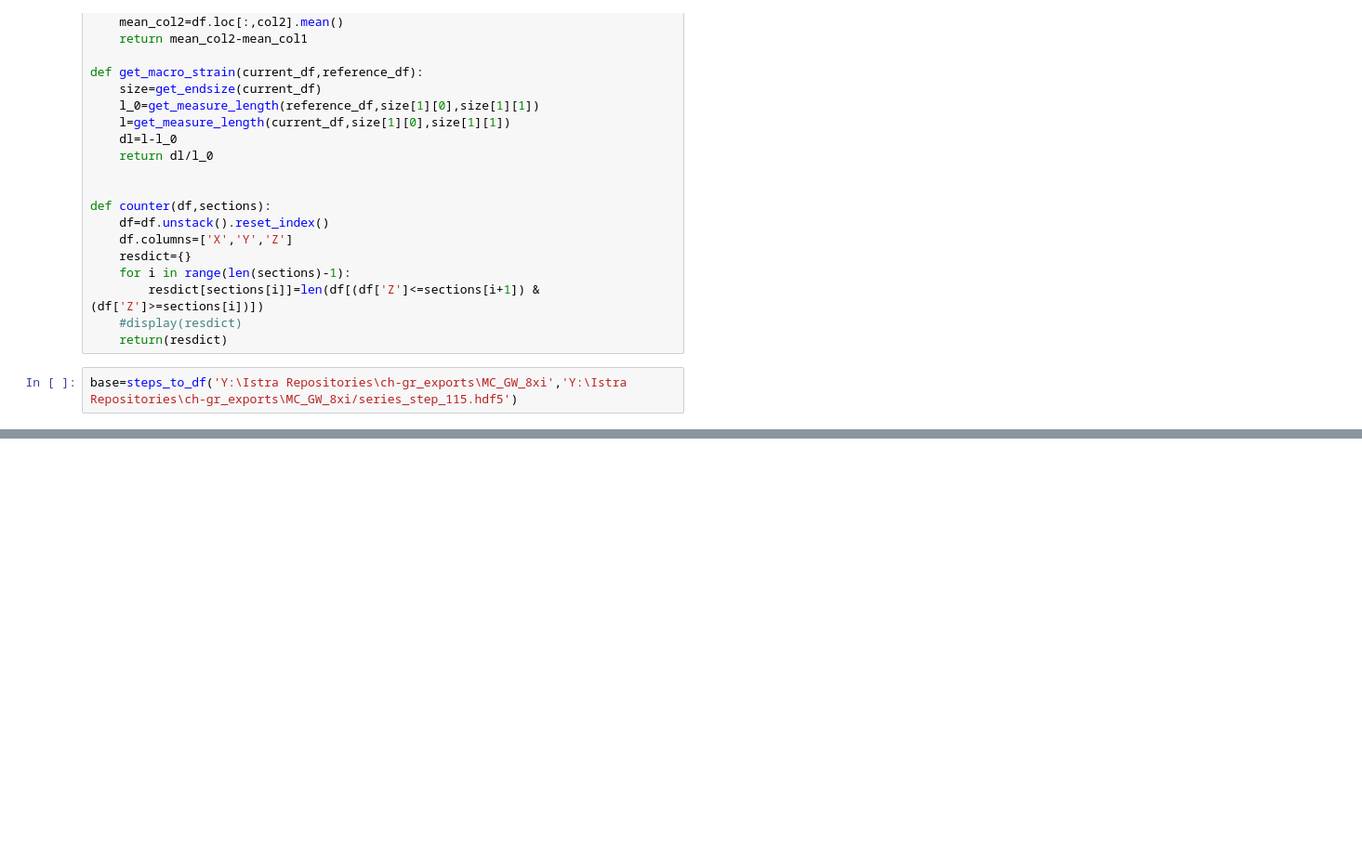
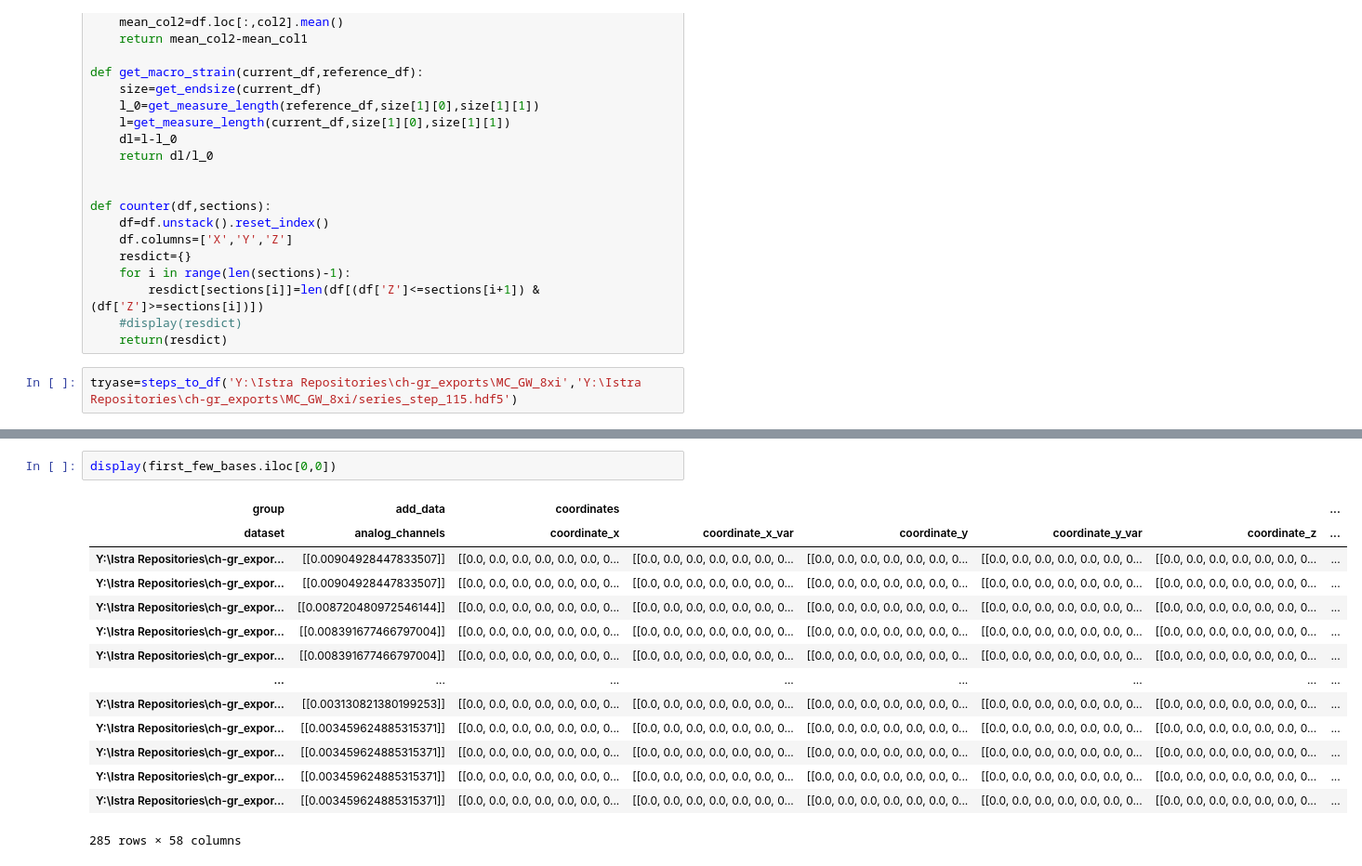
Before and after one commit to KMDE-10/DIC, a Jupyter notebook: HDF_import.ipynb, the cells around one changed output, grey strips where cells are left out. Shown at 93% size. Cells and saved outputs as stored; diff of their text form; blank space fills up the shorter version.

```diff
--- a/HDF_import.ipynb
+++ b/HDF_import.ipynb
@@ -290,4 +331,4 @@ def counter(df,sections):
     #display(resdict)
     return(resdict)
 # %%
-base=steps_to_df('Y:\Istra Repositories\ch-gr_exports\MC_GW_8xi','Y:\Istra Repositories\ch-gr_exports\MC_GW_8xi/series_step_115.hdf5')
+tryase=steps_to_df('Y:\Istra Repositories\ch-gr_exports\MC_GW_8xi','Y:\Istra Repositories\ch-gr_exports\MC_GW_8xi/series_step_115.hdf5')
@@ -433,0 +446,17 @@ Name: (strains, strain_p1), dtype: object
+# %%
+display(first_few_bases.iloc[0,0])
+# %% [output]
+| group | add_data | coordinates |  |  |  |  | ... |
+| dataset | analog_channels | coordinate_x | coordinate_x_var | coordinate_y | coordinate_y_var | coordinate_z | ... |
+| Y:\Istra Repositories\ch-gr_expor... | [[0.00904928447833507]] | [[0.0, 0.0, 0.0, 0.0, 0.0, 0.0, 0... | [[0.0, 0.0, 0.0, 0.0, 0.0, 0.0, 0... | [[0.0, 0.0, 0.0, 0.0, 0.0, 0.0, 0... | [[0.0, 0.0, 0.0, 0.0, 0.0, 0.0, 0... | [[0.0, 0.0, 0.0, 0.0, 0.0, 0.0, 0... | ... |
+| Y:\Istra Repositories\ch-gr_expor... | [[0.00904928447833507]] | [[0.0, 0.0, 0.0, 0.0, 0.0, 0.0, 0... | [[0.0, 0.0, 0.0, 0.0, 0.0, 0.0, 0... | [[0.0, 0.0, 0.0, 0.0, 0.0, 0.0, 0... | [[0.0, 0.0, 0.0, 0.0, 0.0, 0.0, 0... | [[0.0, 0.0, 0.0, 0.0, 0.0, 0.0, 0... | ... |
+| Y:\Istra Repositories\ch-gr_expor... | [[0.008720480972546144]] | [[0.0, 0.0, 0.0, 0.0, 0.0, 0.0, 0... | [[0.0, 0.0, 0.0, 0.0, 0.0, 0.0, 0... | [[0.0, 0.0, 0.0, 0.0, 0.0, 0.0, 0... | [[0.0, 0.0, 0.0, 0.0, 0.0, 0.0, 0... | [[0.0, 0.0, 0.0, 0.0, 0.0, 0.0, 0... | ... |
+| Y:\Istra Repositories\ch-gr_expor... | [[0.008391677466797004]] | [[0.0, 0.0, 0.0, 0.0, 0.0, 0.0, 0... | [[0.0, 0.0, 0.0, 0.0, 0.0, 0.0, 0... | [[0.0, 0.0, 0.0, 0.0, 0.0, 0.0, 0... | [[0.0, 0.0, 0.0, 0.0, 0.0, 0.0, 0... | [[0.0, 0.0, 0.0, 0.0, 0.0, 0.0, 0... | ... |
+| Y:\Istra Repositories\ch-gr_expor... | [[0.008391677466797004]] | [[0.0, 0.0, 0.0, 0.0, 0.0, 0.0, 0... | [[0.0, 0.0, 0.0, 0.0, 0.0, 0.0, 0... | [[0.0, 0.0, 0.0, 0.0, 0.0, 0.0, 0... | [[0.0, 0.0, 0.0, 0.0, 0.0, 0.0, 0... | [[0.0, 0.0, 0.0, 0.0, 0.0, 0.0, 0... | ... |
+| ... | ... | ... | ... | ... | ... | ... | ... |
+| Y:\Istra Repositories\ch-gr_expor... | [[0.003130821380199253]] | [[0.0, 0.0, 0.0, 0.0, 0.0, 0.0, 0... | [[0.0, 0.0, 0.0, 0.0, 0.0, 0.0, 0... | [[0.0, 0.0, 0.0, 0.0, 0.0, 0.0, 0... | [[0.0, 0.0, 0.0, 0.0, 0.0, 0.0, 0... | [[0.0, 0.0, 0.0, 0.0, 0.0, 0.0, 0... | ... |
+| Y:\Istra Repositories\ch-gr_expor... | [[0.003459624885315371]] | [[0.0, 0.0, 0.0, 0.0, 0.0, 0.0, 0... | [[0.0, 0.0, 0.0, 0.0, 0.0, 0.0, 0... | [[0.0, 0.0, 0.0, 0.0, 0.0, 0.0, 0... | [[0.0, 0.0, 0.0, 0.0, 0.0, 0.0, 0... | [[0.0, 0.0, 0.0, 0.0, 0.0, 0.0, 0... | ... |
+| Y:\Istra Repositories\ch-gr_expor... | [[0.003459624885315371]] | [[0.0, 0.0, 0.0, 0.0, 0.0, 0.0, 0... | [[0.0, 0.0, 0.0, 0.0, 0.0, 0.0, 0... | [[0.0, 0.0, 0.0, 0.0, 0.0, 0.0, 0... | [[0.0, 0.0, 0.0, 0.0, 0.0, 0.0, 0... | [[0.0, 0.0, 0.0, 0.0, 0.0, 0.0, 0... | ... |
+| Y:\Istra Repositories\ch-gr_expor... | [[0.003459624885315371]] | [[0.0, 0.0, 0.0, 0.0, 0.0, 0.0, 0... | [[0.0, 0.0, 0.0, 0.0, 0.0, 0.0, 0... | [[0.0, 0.0, 0.0, 0.0, 0.0, 0.0, 0... | [[0.0, 0.0, 0.0, 0.0, 0.0, 0.0, 0... | [[0.0, 0.0, 0.0, 0.0, 0.0, 0.0, 0... | ... |
+| Y:\Istra Repositories\ch-gr_expor... | [[0.003459624885315371]] | [[0.0, 0.0, 0.0, 0.0, 0.0, 0.0, 0... | [[0.0, 0.0, 0.0, 0.0, 0.0, 0.0, 0... | [[0.0, 0.0, 0.0, 0.0, 0.0, 0.0, 0... | [[0.0, 0.0, 0.0, 0.0, 0.0, 0.0, 0... | [[0.0, 0.0, 0.0, 0.0, 0.0, 0.0, 0... | ... |
+285 rows × 58 columns
```
Also changed, not shown: parts of 22 cells of this notebook.
